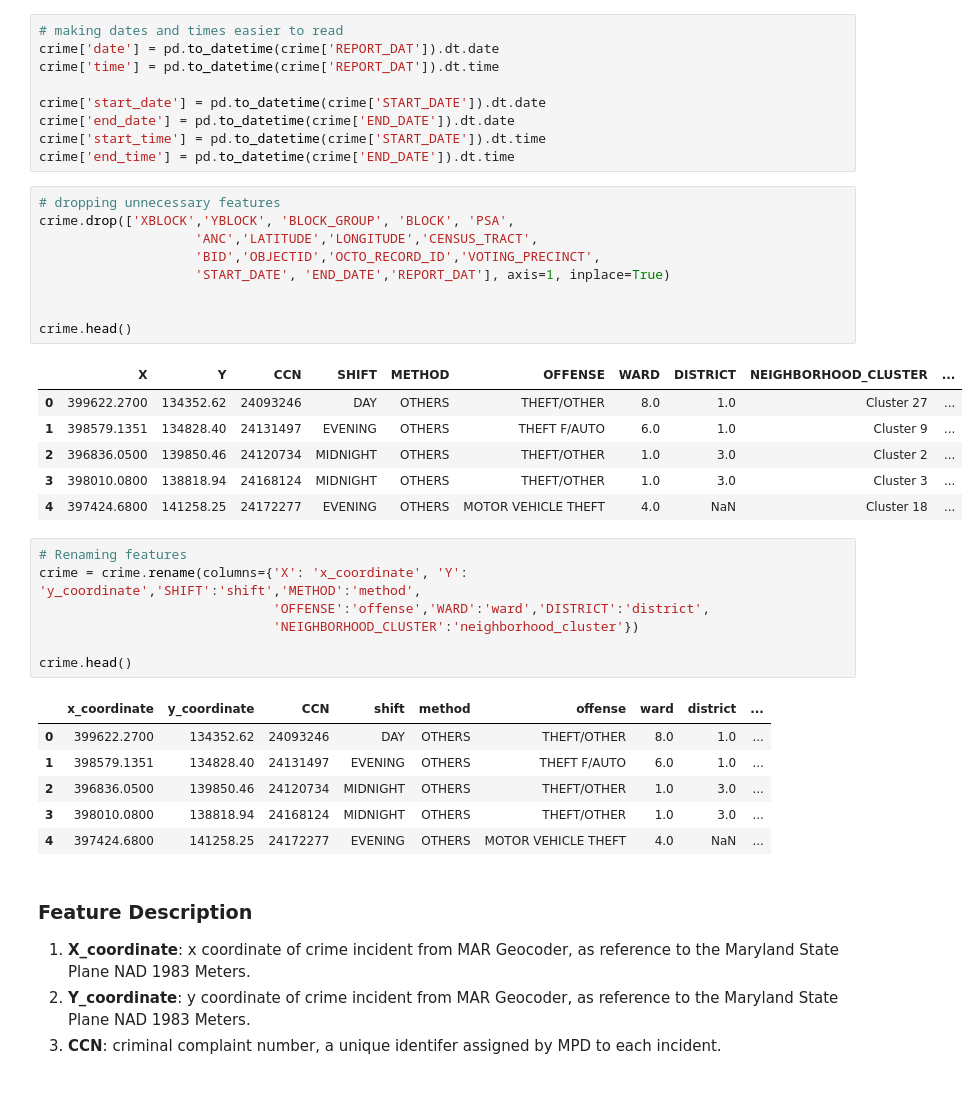
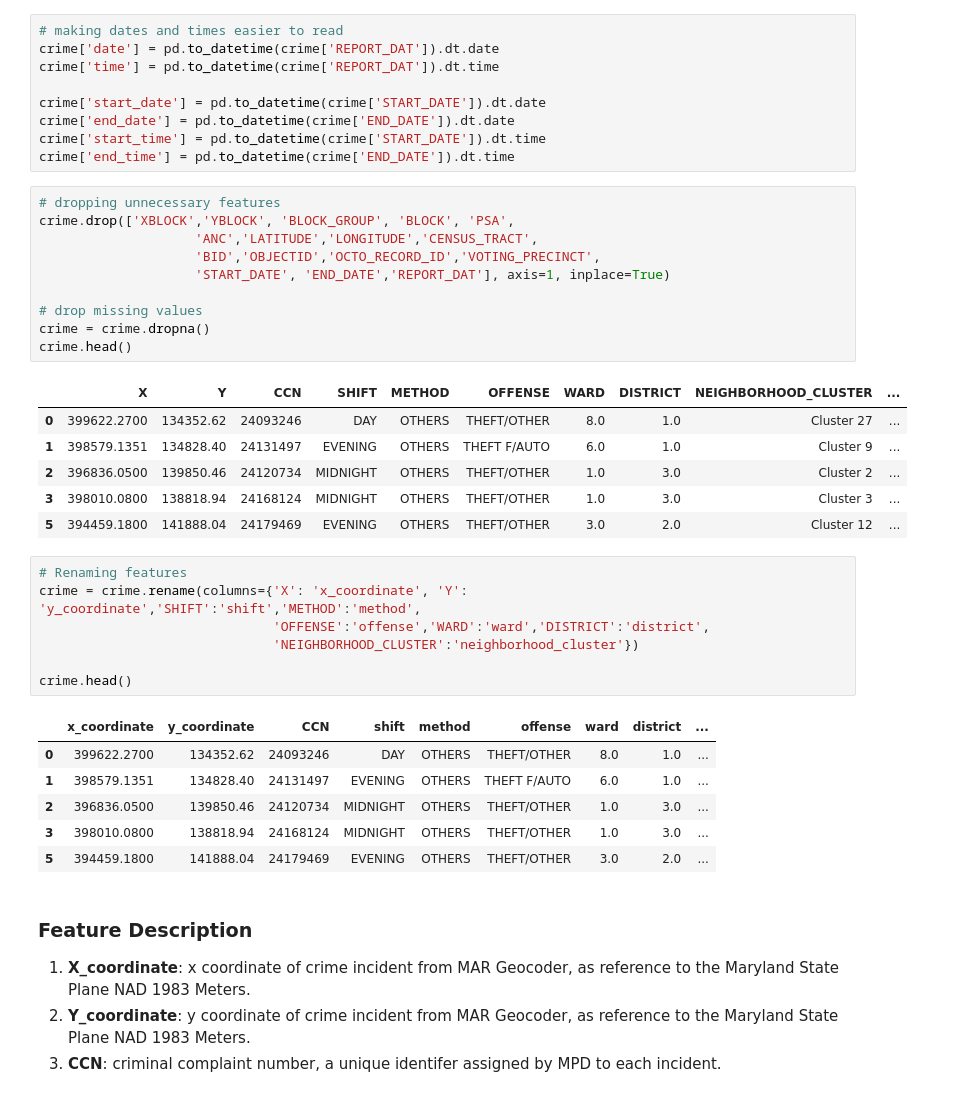
Before and after one commit to salamutu/DS-Final-Project, a Jupyter notebook: ds_final_project.ipynb, the cells around one changed output. Saved outputs shown, nothing was run; the diff lists cells and outputs as text.

```diff
--- a/ds_final_project.ipynb
+++ b/ds_final_project.ipynb
@@ -61,19 +72,20 @@ crime['end_time'] = pd.to_datetime(crime['END_DATE']).dt.time
 # %%
 # dropping unnecessary features
 crime.drop(['XBLOCK','YBLOCK', 'BLOCK_GROUP', 'BLOCK', 'PSA',
                     'ANC','LATITUDE','LONGITUDE','CENSUS_TRACT',
                     'BID','OBJECTID','OCTO_RECORD_ID','VOTING_PRECINCT',
                     'START_DATE', 'END_DATE','REPORT_DAT'], axis=1, inplace=True)
 
-
+# drop missing values
+crime = crime.dropna()
 crime.head()
 # %% [output]
 |  | X | Y | CCN | SHIFT | METHOD | OFFENSE | WARD | DISTRICT | NEIGHBORHOOD_CLUSTER | ... |
 | 0 | 399622.2700 | 134352.62 | 24093246 | DAY | OTHERS | THEFT/OTHER | 8.0 | 1.0 | Cluster 27 | ... |
 | 1 | 398579.1351 | 134828.40 | 24131497 | EVENING | OTHERS | THEFT F/AUTO | 6.0 | 1.0 | Cluster 9 | ... |
 | 2 | 396836.0500 | 139850.46 | 24120734 | MIDNIGHT | OTHERS | THEFT/OTHER | 1.0 | 3.0 | Cluster 2 | ... |
 | 3 | 398010.0800 | 138818.94 | 24168124 | MIDNIGHT | OTHERS | THEFT/OTHER | 1.0 | 3.0 | Cluster 3 | ... |
-| 4 | 397424.6800 | 141258.25 | 24172277 | EVENING | OTHERS | MOTOR VEHICLE THEFT | 4.0 | NaN | Cluster 18 | ... |
+| 5 | 394459.1800 | 141888.04 | 24179469 | EVENING | OTHERS | THEFT/OTHER | 3.0 | 2.0 | Cluster 12 | ... |
 # %%
 # Renaming features
 crime = crime.rename(columns={'X': 'x_coordinate', 'Y': 'y_coordinate','SHIFT':'shift','METHOD':'method',
@@ -87,7 +99,7 @@ crime.head()
 | 1 | 398579.1351 | 134828.40 | 24131497 | EVENING | OTHERS | THEFT F/AUTO | 6.0 | 1.0 | ... |
 | 2 | 396836.0500 | 139850.46 | 24120734 | MIDNIGHT | OTHERS | THEFT/OTHER | 1.0 | 3.0 | ... |
 | 3 | 398010.0800 | 138818.94 | 24168124 | MIDNIGHT | OTHERS | THEFT/OTHER | 1.0 | 3.0 | ... |
-| 4 | 397424.6800 | 141258.25 | 24172277 | EVENING | OTHERS | MOTOR VEHICLE THEFT | 4.0 | NaN | ... |
+| 5 | 394459.1800 | 141888.04 | 24179469 | EVENING | OTHERS | THEFT/OTHER | 3.0 | 2.0 | ... |
 # %% [markdown]
 ### Feature Description
 1. **X_coordinate**: x coordinate of crime incident from MAR Geocoder, as reference to the Maryland State Plane NAD 1983 Meters.
```
Also changed, not shown: parts of 26 cells of this notebook.
